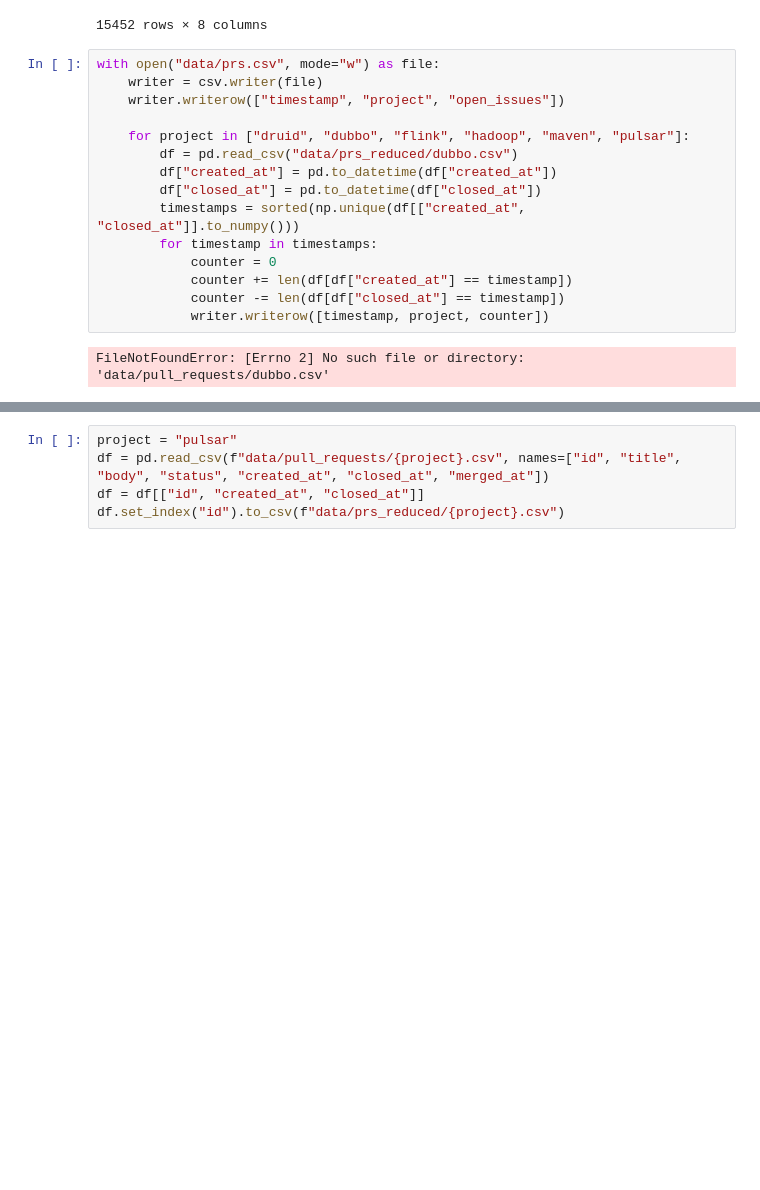
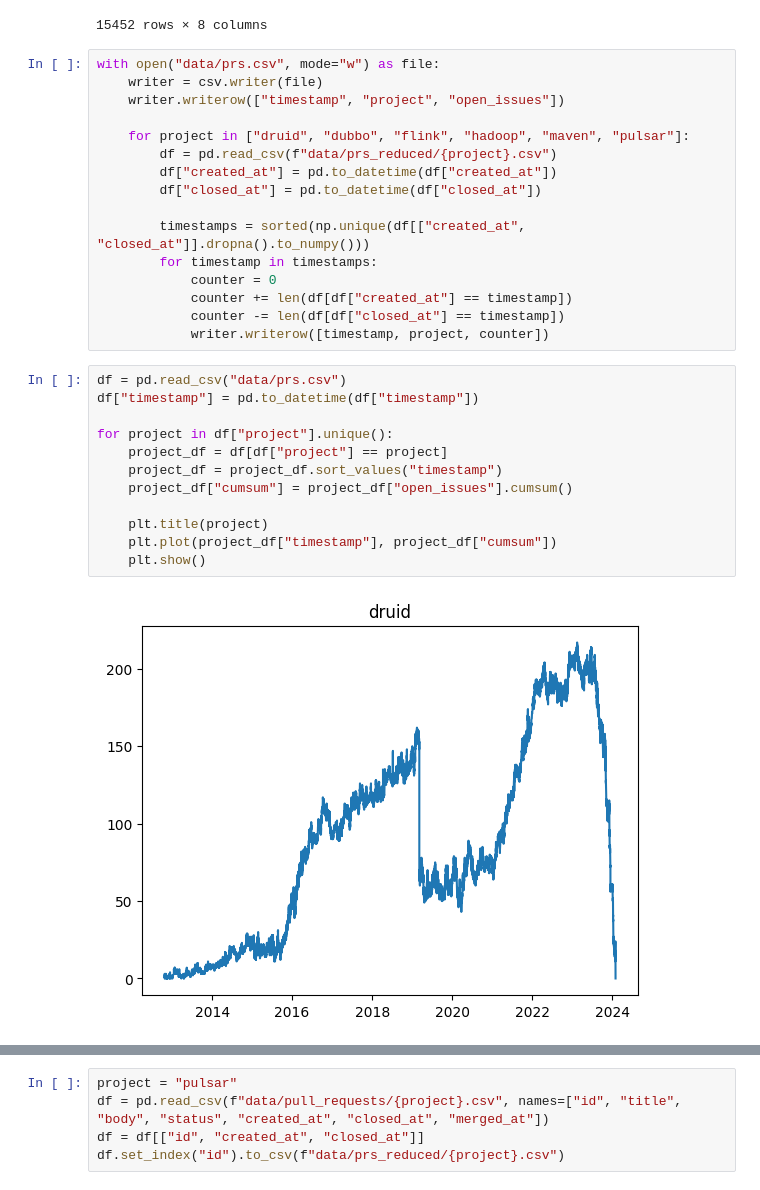
Before and after one commit to patricklindner/satd_finder, a Jupyter notebook: preparation.ipynb, the cells around one changed output, grey strips where cells are left out. Cells and saved outputs as stored; diff of their text form; blank space fills up the shorter version.

```diff
--- a/preparation.ipynb
+++ b/preparation.ipynb
@@ -114,14 +114,27 @@ with open("data/prs.csv", mode="w") as file:
     writer.writerow(["timestamp", "project", "open_issues"])
 
     for project in ["druid", "dubbo", "flink", "hadoop", "maven", "pulsar"]:
-        df = pd.read_csv("data/prs_reduced/dubbo.csv")
+        df = pd.read_csv(f"data/prs_reduced/{project}.csv")
         df["created_at"] = pd.to_datetime(df["created_at"])
         df["closed_at"] = pd.to_datetime(df["closed_at"])
-        timestamps = sorted(np.unique(df[["created_at", "closed_at"]].to_numpy()))
+
+        timestamps = sorted(np.unique(df[["created_at", "closed_at"]].dropna().to_numpy()))
         for timestamp in timestamps:
             counter = 0
             counter += len(df[df["created_at"] == timestamp])
             counter -= len(df[df["closed_at"] == timestamp])
             writer.writerow([timestamp, project, counter])
-# %% [output]
-FileNotFoundError: [Errno 2] No such file or directory: 'data/pull_requests/dubbo.csv'
+# %%
+df = pd.read_csv("data/prs.csv")
+df["timestamp"] = pd.to_datetime(df["timestamp"])
+
+for project in df["project"].unique():
+    project_df = df[df["project"] == project]
+    project_df = project_df.sort_values("timestamp")
+    project_df["cumsum"] = project_df["open_issues"].cumsum()
+
+    plt.title(project)
+    plt.plot(project_df["timestamp"], project_df["cumsum"])
+    plt.show()
+# %% [output]
+[figure, added]
```
Also changed, not shown: parts of 1 cell of this notebook, 1 other file.
